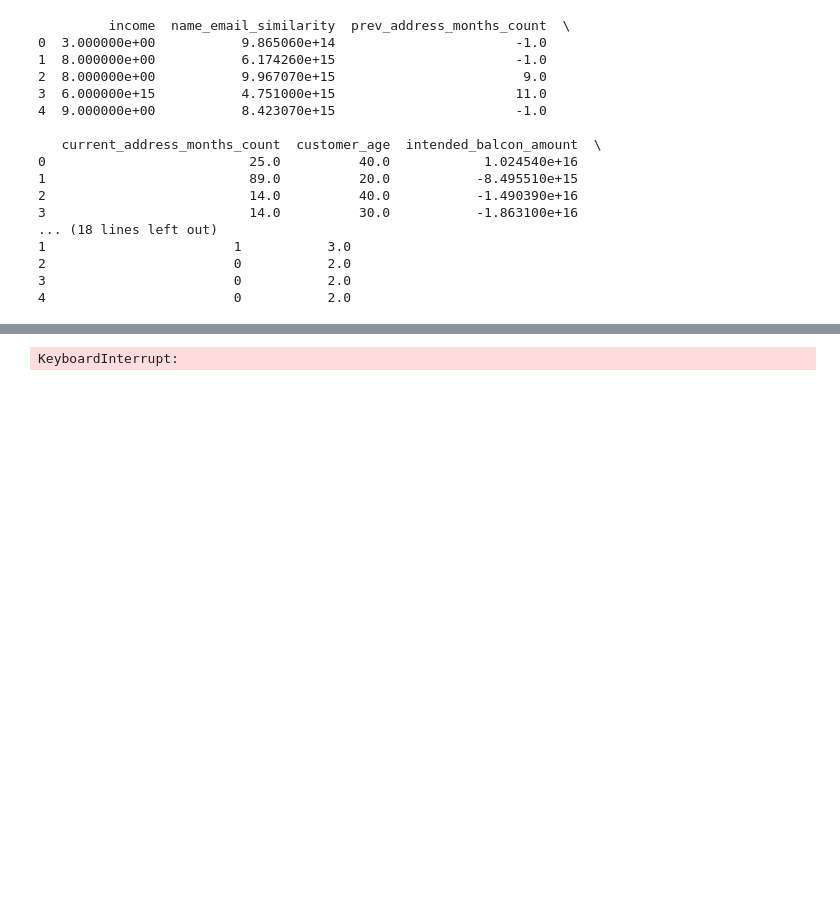
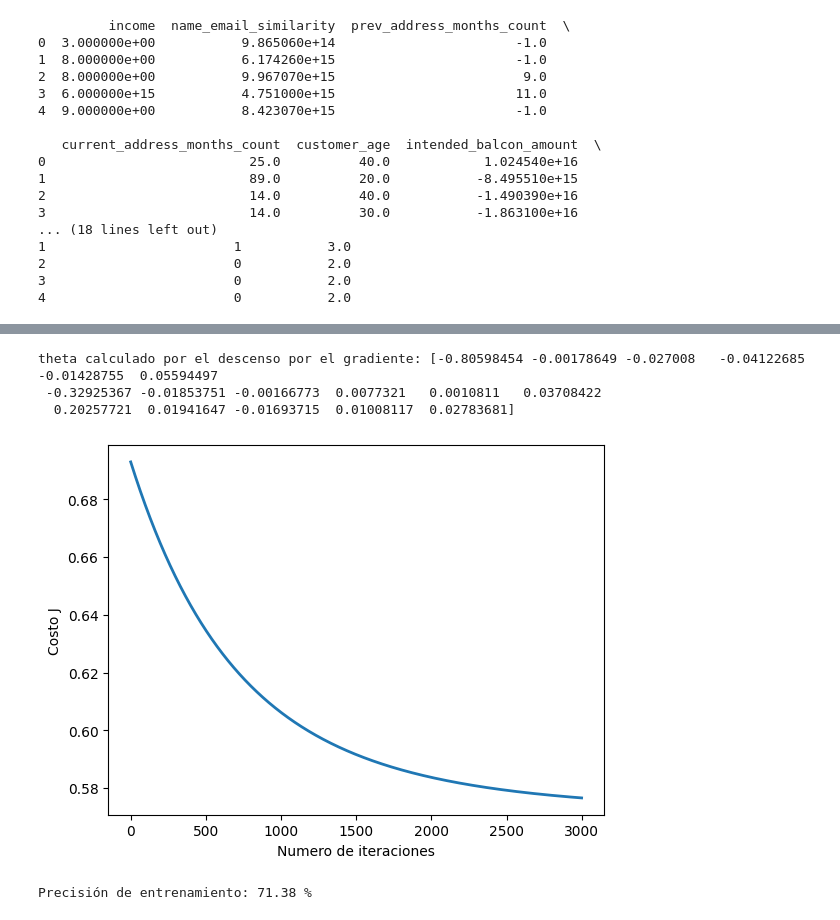
Before and after one commit to diegoOrd123/Examen-Primer-parcial, a Jupyter notebook: Primer_parcial.ipynb, the cells around one changed output, grey strips where cells are left out. Saved outputs shown, nothing was run; the diff lists cells and outputs as text; code cells hidden in the pictures; blank space fills up the shorter version.

```diff
--- a/Primer_parcial.ipynb
+++ b/Primer_parcial.ipynb
@@ -415,21 +416,24 @@ def descensoGradiente(theta, X, y, alpha, num_iters):
 # %%
 # Elegir algun valor para alpha (probar varias alternativas)
 alpha = 0.003
-num_iters = 5000
+num_iters = 3000
 
 # inicializa theta y ejecuta el descenso por el gradiente
-theta = np.zeros(17)
-theta, J_history = descensoGradiente(theta, X_train, y_label0_train, alpha, num_iters)
+theta_label0 = np.zeros(17)
+theta_label0, J_history = descensoGradiente(theta_0, X_train, y_label0_train, alpha, num_iters)
 
 # Grafica la convergencia del costo
 pyplot.plot(np.arange(len(J_history)), J_history, lw=2)
 pyplot.xlabel('Numero de iteraciones')
 pyplot.ylabel('Costo J')
 
 # Muestra los resultados del descenso por el gradiente
-print('theta calculado por el descenso por el gradiente: {:s}'.format(str(theta)))
+print('theta calculado por el descenso por el gradiente: {:s}'.format(str(theta_label0)))
 
 
 #print('Un estudiante con nota del examen 1: 80 y nota del examen 2: 46 (usando el descenso por el gradiente):{:.0f}'.format(aprueba))
 # %% [output]
-KeyboardInterrupt:
+theta calculado por el descenso por el gradiente: [-0.80598454 -0.00178649 -0.027008   -0.04122685 -0.01428755  0.05594497
+ -0.32925367 -0.01853751 -0.00166773  0.0077321   0.0010811   0.03708422
+  0.20257721  0.01941647 -0.01693715  0.01008117  0.02783681]
+[figure, added]
@@ -435,0 +449,6 @@ KeyboardInterrupt:
+# %%
+p0 = predict(theta_label0, X_test)
+
+print('Precisión de entrenamiento: {:.2f} %'.format(np.mean(p == y_label0_test) * 100))
+# %% [output]
+Precisión de entrenamiento: 71.38 %
```
Also changed, not shown: parts of 14 cells of this notebook.
